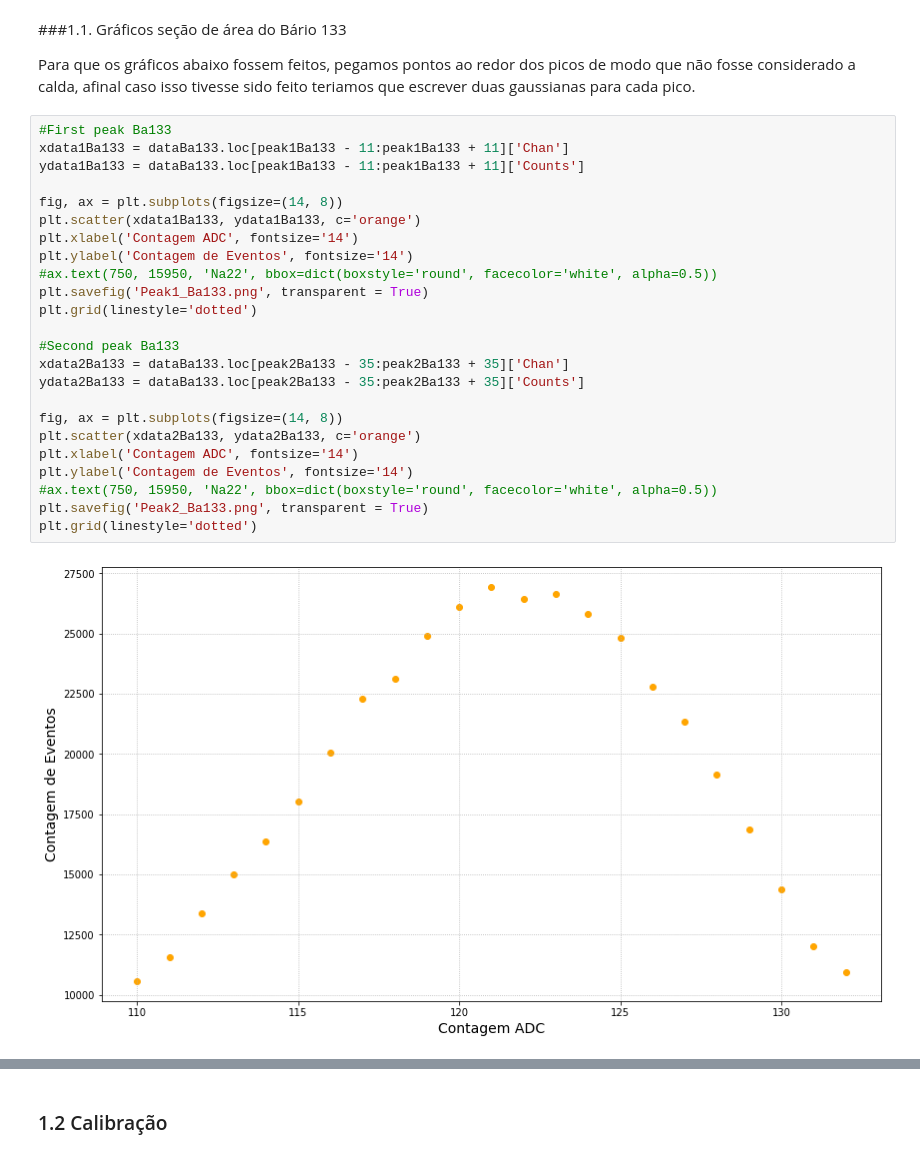
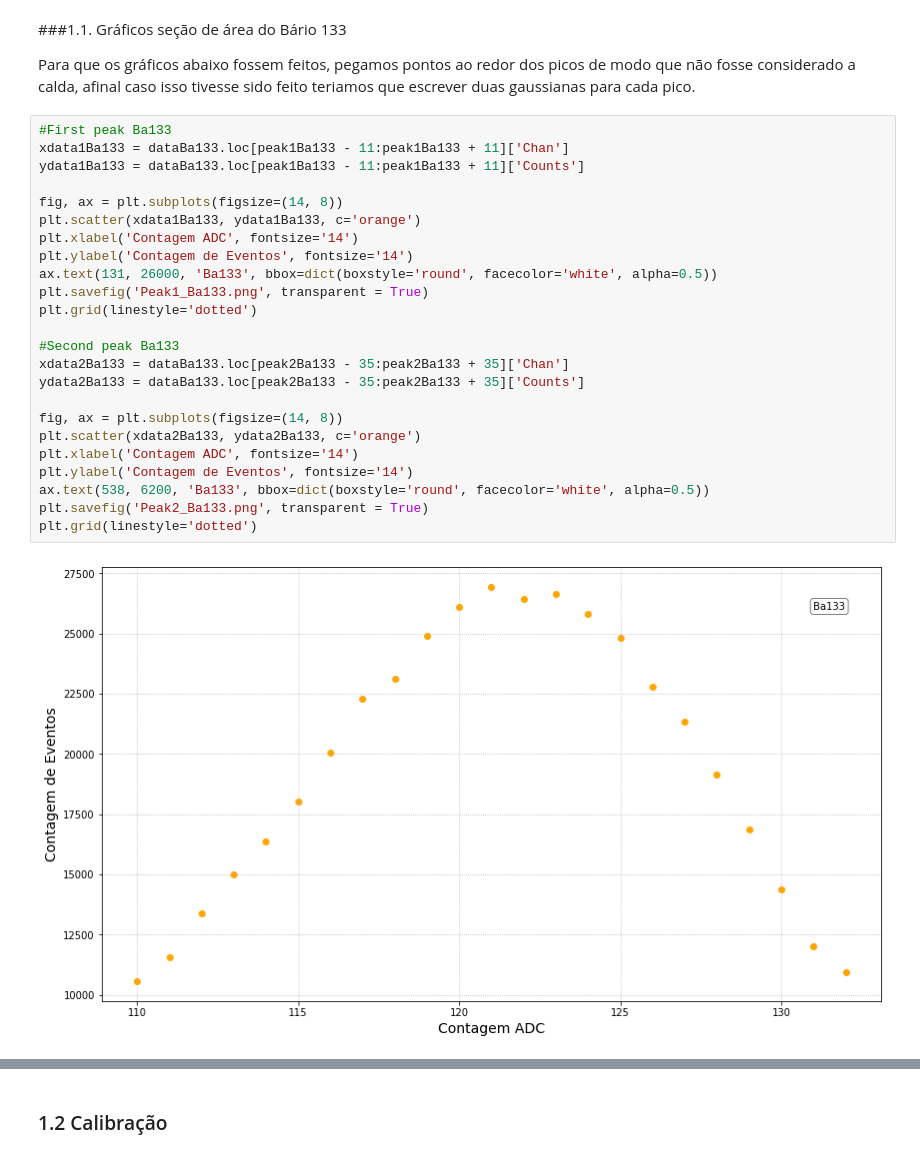
Before and after one commit to goulartsursula/DisciplinasUERJ, a Jupyter notebook: Estrutura da Materia 3/EspectroscopiaGama.ipynb, the cells around one changed output, grey strips where cells are left out. Drawn from its saved outputs; the diff is of its cells as text.

```diff
--- a/Estrutura da Materia 3/EspectroscopiaGama.ipynb
+++ b/Estrutura da Materia 3/EspectroscopiaGama.ipynb
@@ -256,26 +258,26 @@ Para que os gráficos abaixo fossem feitos, pegamos pontos ao redor dos picos de
 # %%
 #First peak Ba133
 xdata1Ba133 = dataBa133.loc[peak1Ba133 - 11:peak1Ba133 + 11]['Chan']
 ydata1Ba133 = dataBa133.loc[peak1Ba133 - 11:peak1Ba133 + 11]['Counts']
 
 fig, ax = plt.subplots(figsize=(14, 8))
 plt.scatter(xdata1Ba133, ydata1Ba133, c='orange')
 plt.xlabel('Contagem ADC', fontsize='14')
 plt.ylabel('Contagem de Eventos', fontsize='14')
-#ax.text(750, 15950, 'Na22', bbox=dict(boxstyle='round', facecolor='white', alpha=0.5))
+ax.text(131, 26000, 'Ba133', bbox=dict(boxstyle='round', facecolor='white', alpha=0.5))
 plt.savefig('Peak1_Ba133.png', transparent = True)
 plt.grid(linestyle='dotted')
 
 #Second peak Ba133
 xdata2Ba133 = dataBa133.loc[peak2Ba133 - 35:peak2Ba133 + 35]['Chan']
 ydata2Ba133 = dataBa133.loc[peak2Ba133 - 35:peak2Ba133 + 35]['Counts']
 
 fig, ax = plt.subplots(figsize=(14, 8))
 plt.scatter(xdata2Ba133, ydata2Ba133, c='orange')
 plt.xlabel('Contagem ADC', fontsize='14')
 plt.ylabel('Contagem de Eventos', fontsize='14')
-#ax.text(750, 15950, 'Na22', bbox=dict(boxstyle='round', facecolor='white', alpha=0.5))
+ax.text(538, 6200, 'Ba133', bbox=dict(boxstyle='round', facecolor='white', alpha=0.5))
 plt.savefig('Peak2_Ba133.png', transparent = True)
 plt.grid(linestyle='dotted')
 # %% [output]
-[figure, old version]
+[figure, new version]
```
Also changed, not shown: parts of 12 cells of this notebook.
